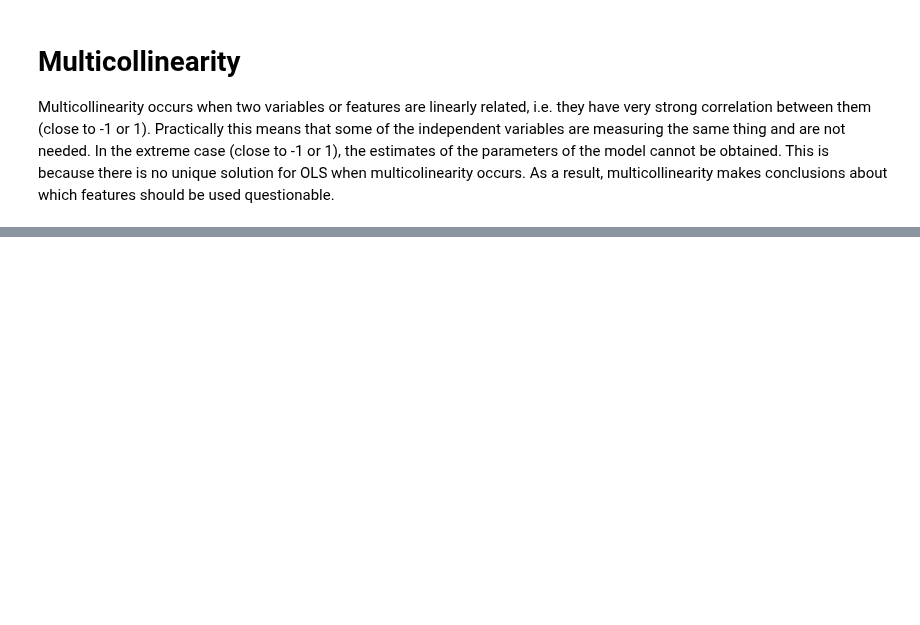
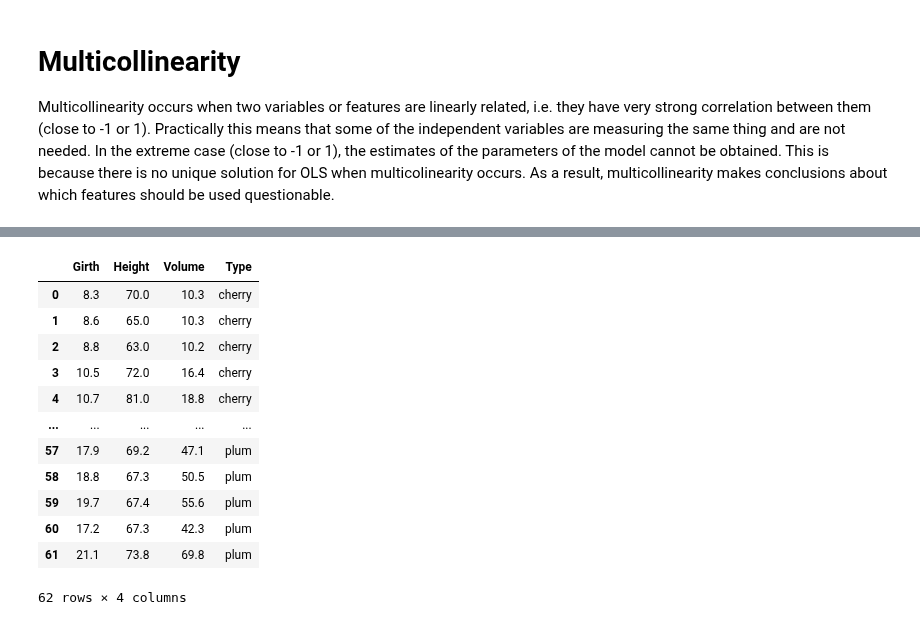
Before and after one commit to memphis-iis/datawhys-content-notebooks-python, a Jupyter notebook: Multiple-linear-regression.ipynb, the cells around one changed output, grey strips where cells are left out. Drawn from its saved outputs; the diff is of its cells as text; code cells hidden in the pictures; blank space fills up the shorter version.

```diff
--- a/Multiple-linear-regression.ipynb
+++ b/Multiple-linear-regression.ipynb
@@ -144,0 +180,20 @@ Multicollinearity occurs when two variables or features are linearly related, i.
+# %%
+dataframe = pd.read_csv('datasets/trees2.csv')
+
+dataframe
+
+#<xml xmlns="https://developers.google.com/blockly/xml"><variables><variable id="B5p-Xul6IZ.0%nd96oa%">dataframe</variable><variable id="Vd-20qkN(WN5nJAUj;?4">pd</variable></variables><block type="variables_set" id="9aUm-oG6/!Z54ivA^qkm" x="2" y="351"><field name="VAR" id="B5p-Xul6IZ.0%nd96oa%">dataframe</field><value name="VALUE"><block type="varDoMethod" id="g.yE$oK%3]$!k91|6U|I"><field name="VAR" id="Vd-20qkN(WN5nJAUj;?4">pd</field><field name="MEMBER">read_csv</field><data>pd:read_csv</data><value name="INPUT"><block type="text" id="fBBU[Z}QCipaz#y=F$!p"><field name="TEXT">datasets/trees2.csv</field></block></value></block></value></block><block type="variables_get" id="pVVu/utZDzpFy(h9Q-+Z" x="6" y="425"><field name="VAR" id="B5p-Xul6IZ.0%nd96oa%">dataframe</field></block></xml>
+# %% [output]
+|  | Girth | Height | Volume | Type |
+| 0 | 8.3 | 70.0 | 10.3 | cherry |
+| 1 | 8.6 | 65.0 | 10.3 | cherry |
+| 2 | 8.8 | 63.0 | 10.2 | cherry |
+| 3 | 10.5 | 72.0 | 16.4 | cherry |
+| 4 | 10.7 | 81.0 | 18.8 | cherry |
+| ... | ... | ... | ... | ... |
+| 57 | 17.9 | 69.2 | 47.1 | plum |
+| 58 | 18.8 | 67.3 | 50.5 | plum |
+| 59 | 19.7 | 67.4 | 55.6 | plum |
+| 60 | 17.2 | 67.3 | 42.3 | plum |
+| 61 | 21.1 | 73.8 | 69.8 | plum |
+62 rows × 4 columns
```
Also changed, not shown: parts of 56 cells of this notebook, 1 other file.
